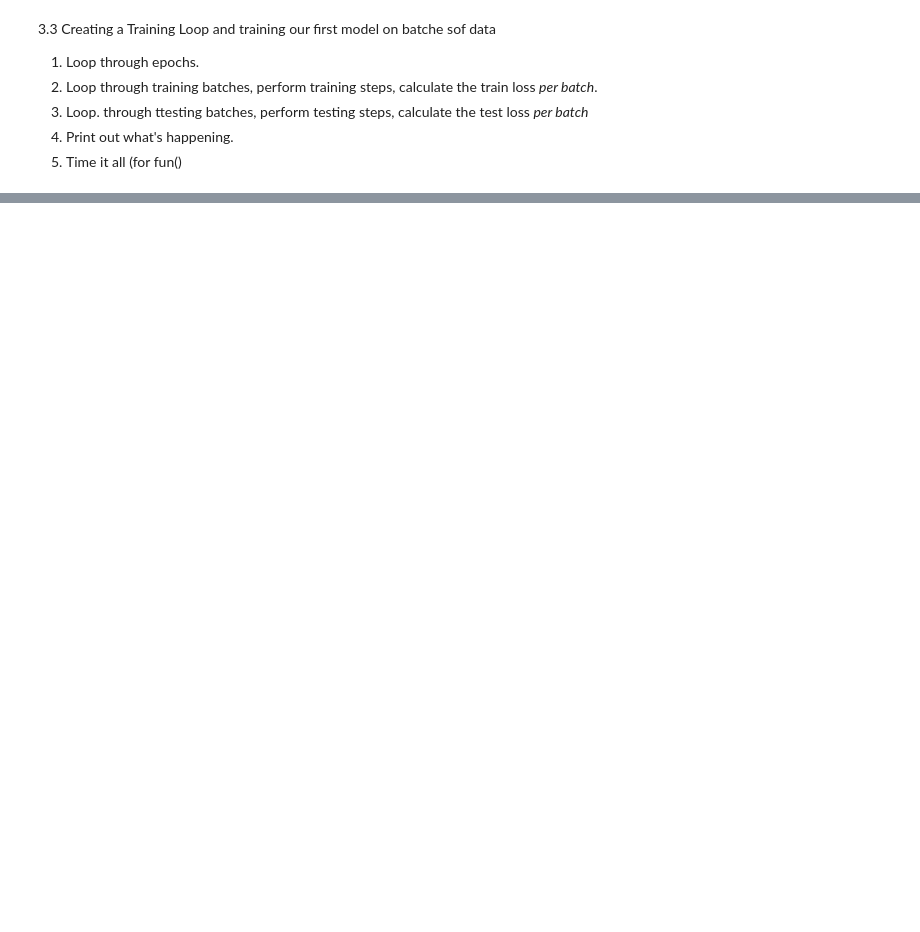
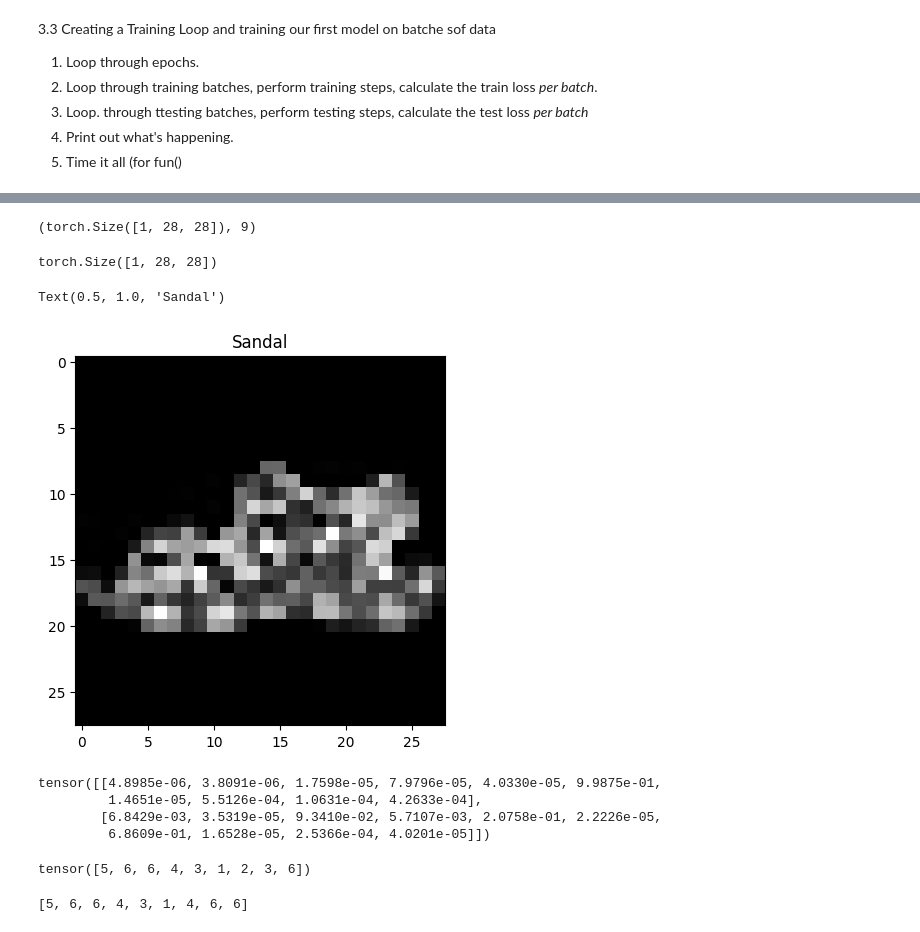
Before and after one commit to AZForest/PyTorchCourse, a Jupyter notebook: 03_pytorch_computer_vision.ipynb, the cells around one changed output, grey strips where cells are left out. Saved outputs shown, nothing was run; the diff lists cells and outputs as text; code cells hidden in the pictures; blank space fills up the shorter version.

```diff
--- a/03_pytorch_computer_vision.ipynb
+++ b/03_pytorch_computer_vision.ipynb
@@ -469,0 +1060,46 @@ KeyboardInterrupt:
+# %%
+img, label = test_data[0][:10]
+img.shape, label
+# %% [output]
+(torch.Size([1, 28, 28]), 9)
+# %%
+import random
+# random.seed(42)
+test_samples = []
+test_labels = []
+for sample, label in random.sample(list(test_data), k=9):
+  test_samples.append(sample)
+  test_labels.append(label)
+
+#View the first sample shape
+test_samples[0].shape
+# %% [output]
+torch.Size([1, 28, 28])
+# %%
+plt.imshow(test_samples[0].squeeze(), cmap="gray")
+plt.title(class_names[test_labels[0]])
+# %% [output]
+Text(0.5, 1.0, 'Sandal')
+[figure, added]
+# %%
+# Make predicitions
+pred_probs = make_predictions(model=model_2,
+                              data=test_samples)
+
+#View first two prediction probs
+pred_probs[:2]
+# %% [output]
+tensor([[4.8985e-06, 3.8091e-06, 1.7598e-05, 7.9796e-05, 4.0330e-05, 9.9875e-01,
+         1.4651e-05, 5.5126e-04, 1.0631e-04, 4.2633e-04],
+        [6.8429e-03, 3.5319e-05, 9.3410e-02, 5.7107e-03, 2.0758e-01, 2.2226e-05,
+         6.8609e-01, 1.6528e-05, 2.5366e-04, 4.0201e-05]])
+# %%
+# Convert pred probabilities to labels
+pred_classes = pred_probs.argmax(dim=1)
+pred_classes
+# %% [output]
+tensor([5, 6, 6, 4, 3, 1, 2, 3, 6])
+# %%
+test_labels
+# %% [output]
+[5, 6, 6, 4, 3, 1, 4, 6, 6]
```
Also changed, not shown: parts of 68 cells of this notebook.
